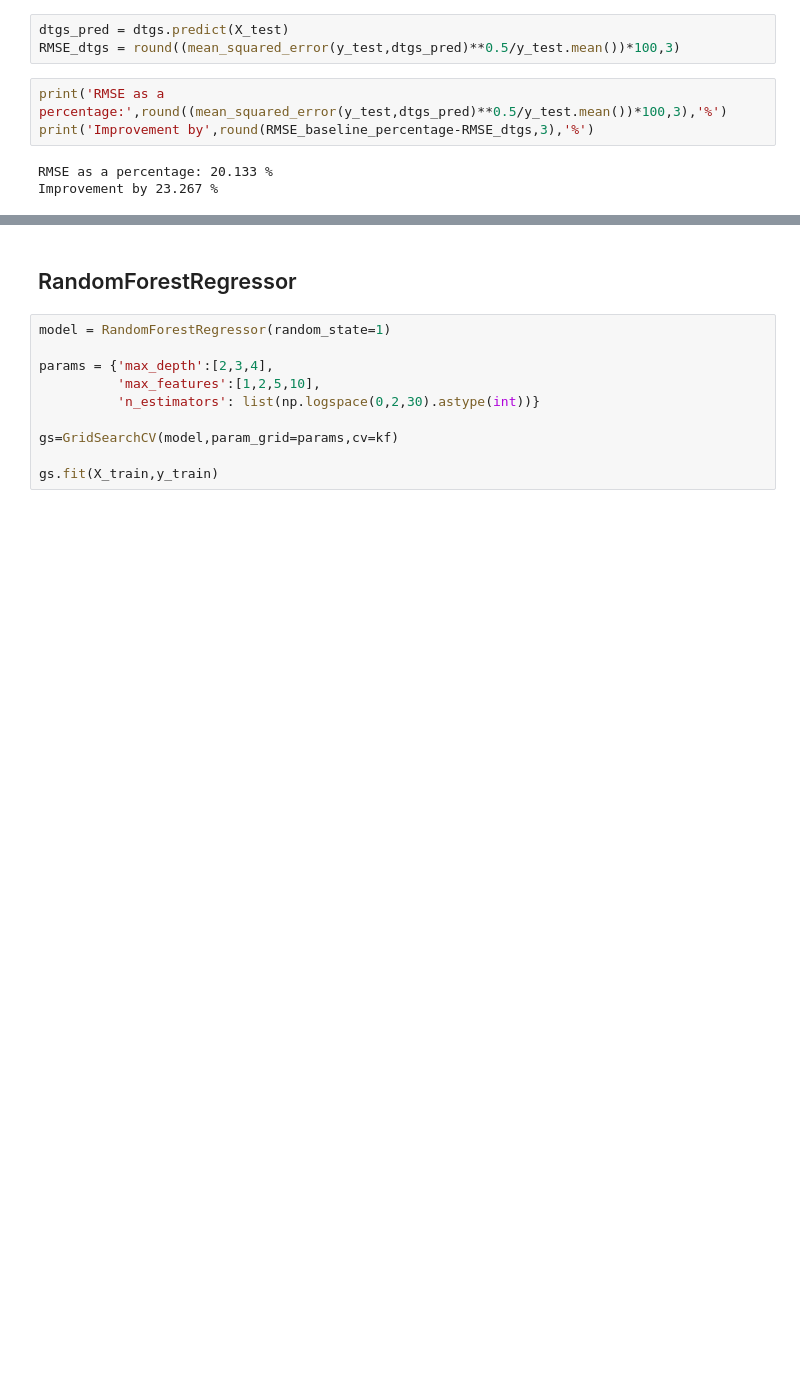
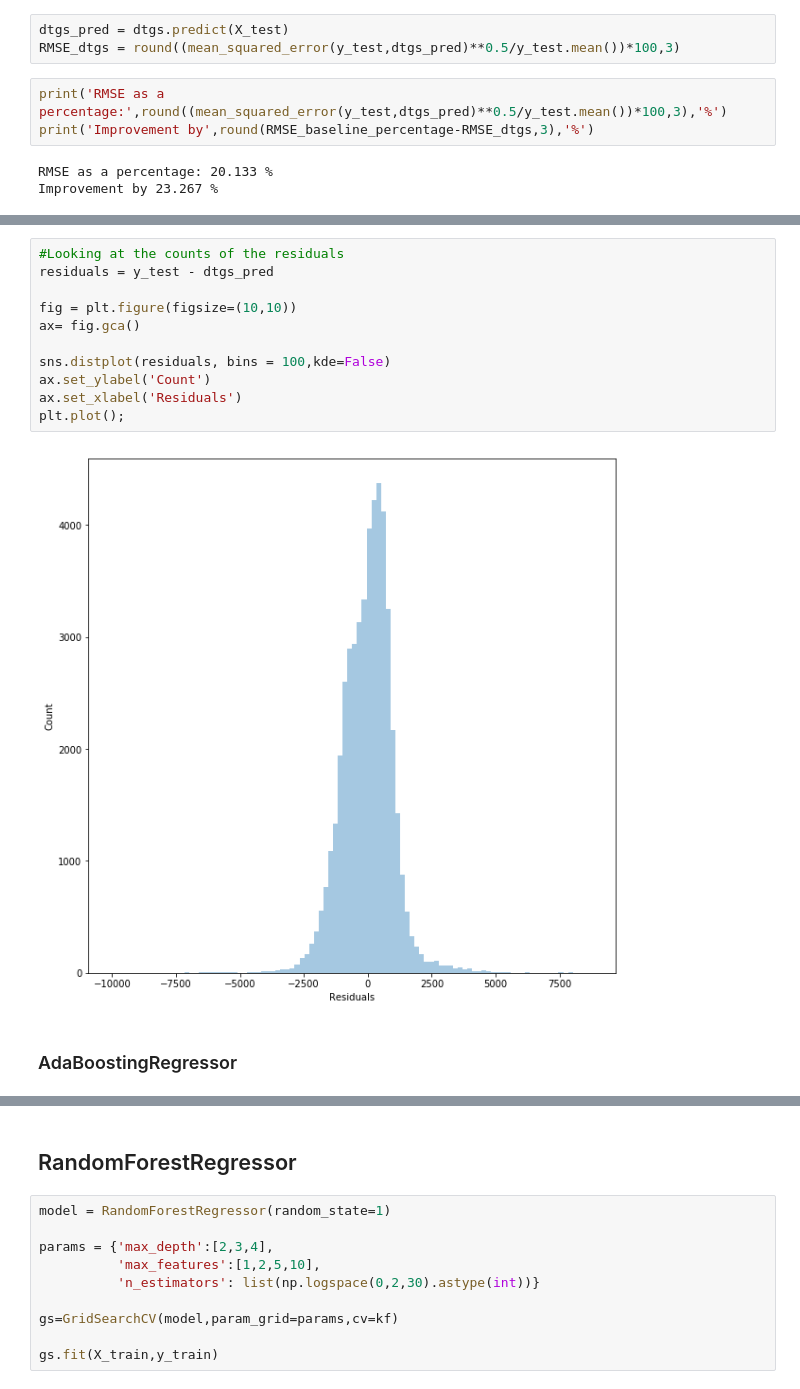
Before and after one commit to Huski-Git/3DMark-Score, a Jupyter notebook: 3D Mark Score Capstone Project.ipynb, the cells around one changed output, grey strips where cells are left out. Cells and saved outputs as stored; diff of their text form; blank space fills up the shorter version.

```diff
--- a/3D Mark Score Capstone Project.ipynb
+++ b/3D Mark Score Capstone Project.ipynb
@@ -854,0 +895,15 @@ dtgs_df.sort_values(by=0,ascending=False)[:10]
+# %%
+#Looking at the counts of the residuals
+residuals = y_test - dtgs_pred
+
+fig = plt.figure(figsize=(10,10))
+ax= fig.gca()
+
+sns.distplot(residuals, bins = 100,kde=False)
+ax.set_ylabel('Count')
+ax.set_xlabel('Residuals')
+plt.plot();
+# %% [output]
+[figure, added]
+# %% [markdown]
+### AdaBoostingRegressor
```
Also changed, not shown: parts of 65 cells of this notebook, 3 other files.
